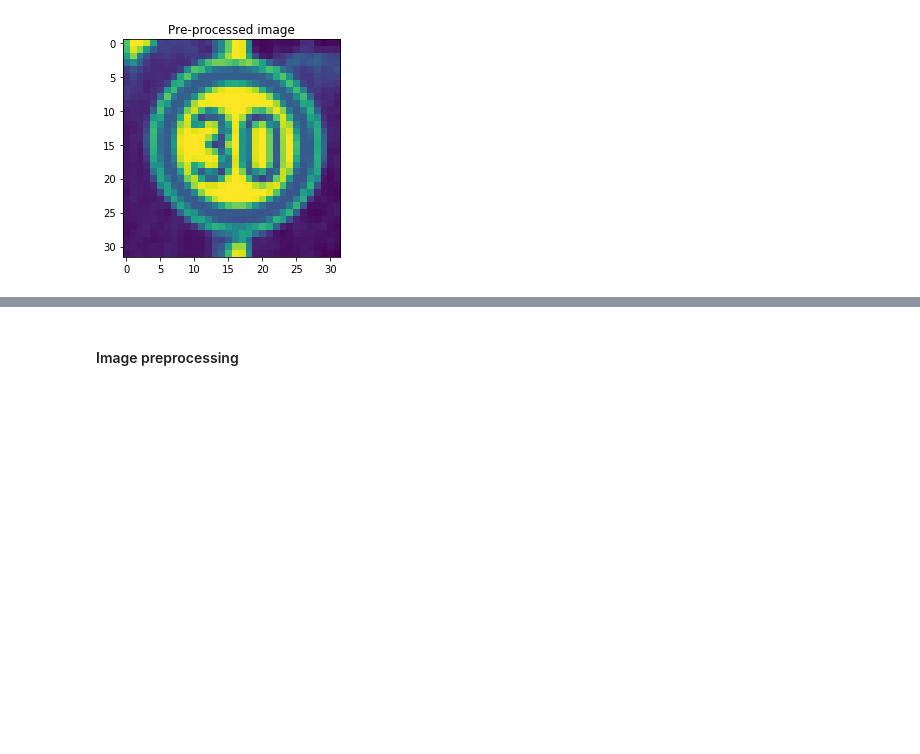
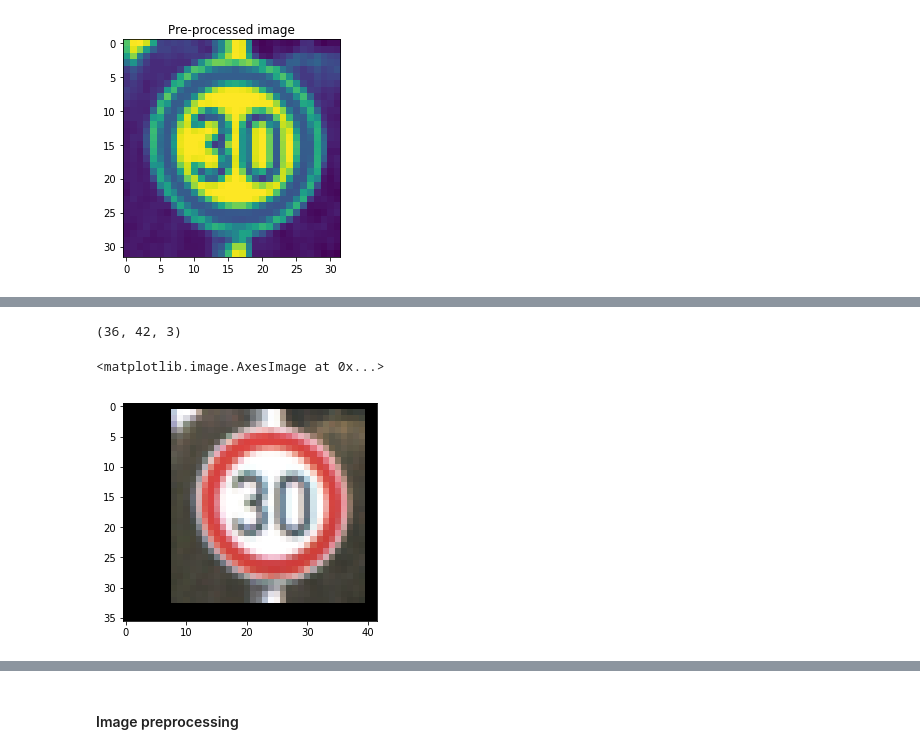
Before and after one commit to wizardkeven/Guokai-Traffic-Sign-Classifier-Project, a Jupyter notebook: Traffic_Sign_Classifier.ipynb, the cells around one changed output, grey strips where cells are left out. Cells and saved outputs as stored; diff of their text form; code cells hidden in the pictures; blank space fills up the shorter version.

```diff
--- a/Traffic_Sign_Classifier.ipynb
+++ b/Traffic_Sign_Classifier.ipynb
@@ -277,0 +292,29 @@ plt.imshow(res)
+# %%
+def random_padding(image = None, output_size = (None, None)):
+    """Randomly padding black borders"""
+    if image is None:
+        return None
+    if output_size[0] is None or output_size[1] is None:
+        return None
+    pad = np.copy(image)
+    if len(pad.shape) <2:
+        return None
+    rows, cols = pad.shape[:2]
+    r_pad = output_size[0]-rows
+    c_pad = output_size[1]-cols
+    if r_pad < 0 or c_pad <0:
+        return image
+    else:
+        up = rd.randint(0,r_pad)
+        down = r_pad - up
+        left = rd.randint(0,c_pad)
+        right = c_pad - left
+        return cv2.copyMakeBorder(pad,up,down,left,right,cv2.BORDER_CONSTANT,value=(0))
+#test
+rp = random_padding(test_np,(36,42))
+print(rp.shape)
+plt.imshow(rp)
+# %% [output]
+(36, 42, 3)
+<matplotlib.image.AxesImage at 0x...>
+[figure, added]
```
Also changed, not shown: parts of 15 cells of this notebook.
